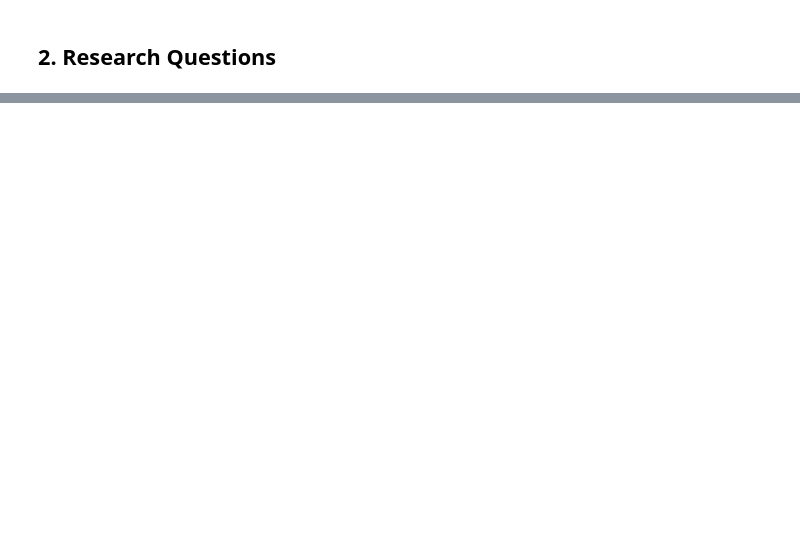
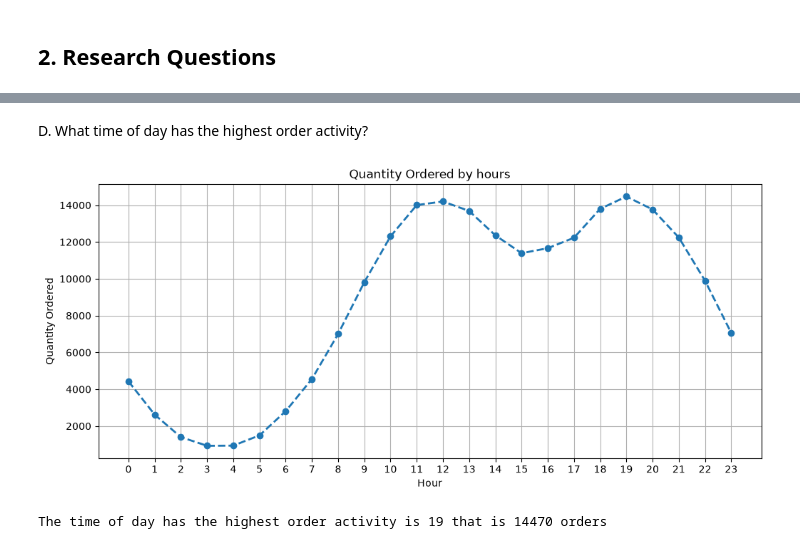
Before and after one commit to mei0912/2026-Phase-2-Data-Science-Mai-Pham, a Jupyter notebook: data-science/3. Data Analysis Project/part3_submission.ipynb, the cells around one changed output, grey strips where cells are left out. Cells and saved outputs as stored; diff of their text form; code cells hidden in the pictures; blank space fills up the shorter version.

```diff
--- a/data-science/3. Data Analysis Project/part3_submission.ipynb
+++ b/data-science/3. Data Analysis Project/part3_submission.ipynb
@@ -238,0 +140,17 @@ Gradient Boosting Model R2: 0.8305
+# %% [markdown]
+D. What time of day has the highest order activity?
+# %%
+time_order = transaction_df.groupby("Hour")["Quantity Ordered"].sum().reset_index()
+plt.subplots(figsize=(12,5))
+plt.plot(time_order["Hour"], time_order["Quantity Ordered"], linestyle='--', linewidth=2, marker='o')
+plt.xlabel("Hour")
+plt.ylabel("Quantity Ordered")
+plt.xticks(range(0, 24))
+plt.grid(True)
+plt.title("Quantity Ordered by hours")
+plt.show()
+time_order.sort_values("Quantity Ordered", ascending=False, inplace=True)
+print(f"The time of day has the highest order activity is {time_order["Hour"].iloc[0]} that is {time_order["Quantity Ordered"].iloc[0]} orders")
+# %% [output]
+[figure, added]
+The time of day has the highest order activity is 19 that is 14470 orders
```
Also changed, not shown: parts of 29 cells of this notebook, 1 other file.
